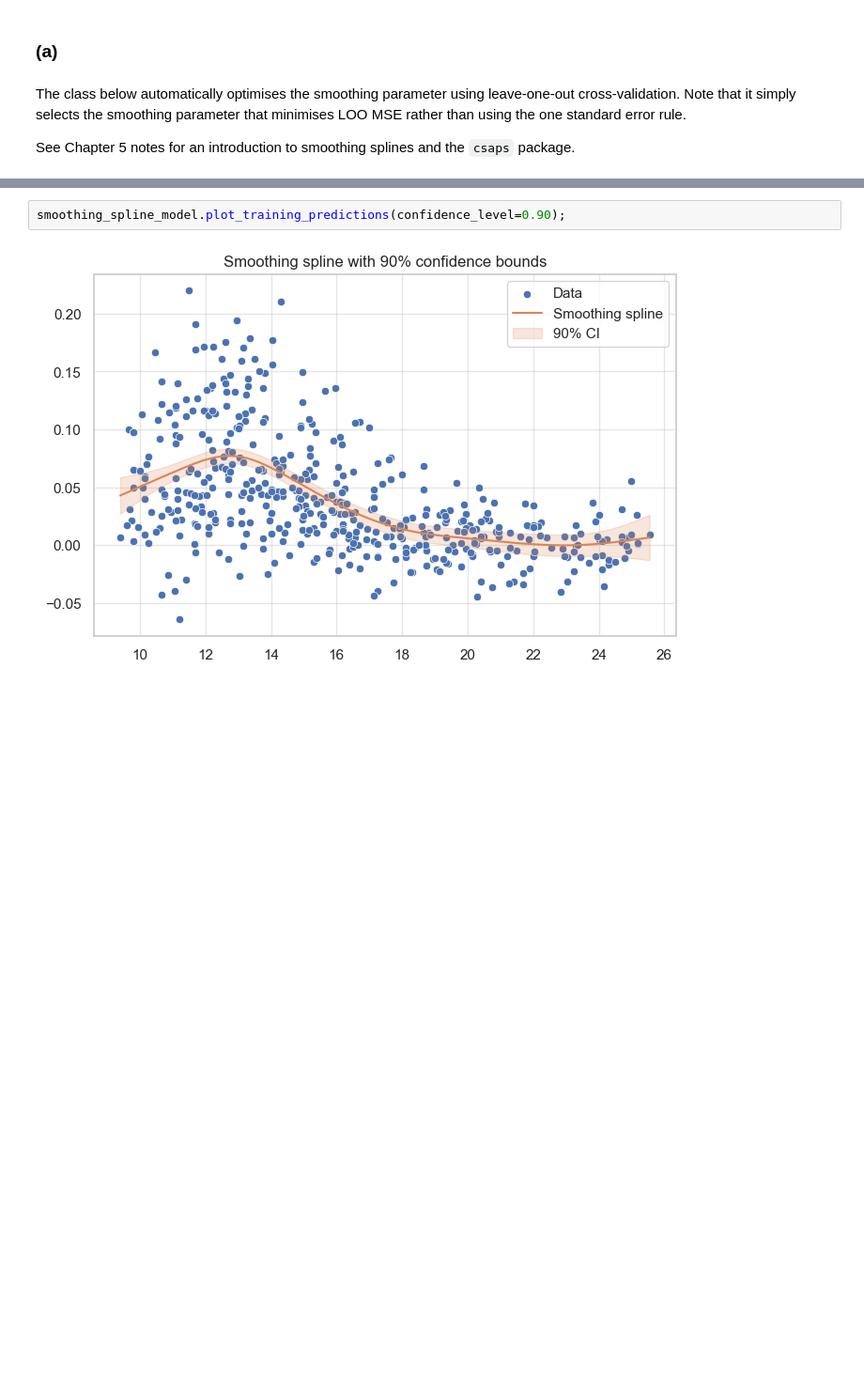
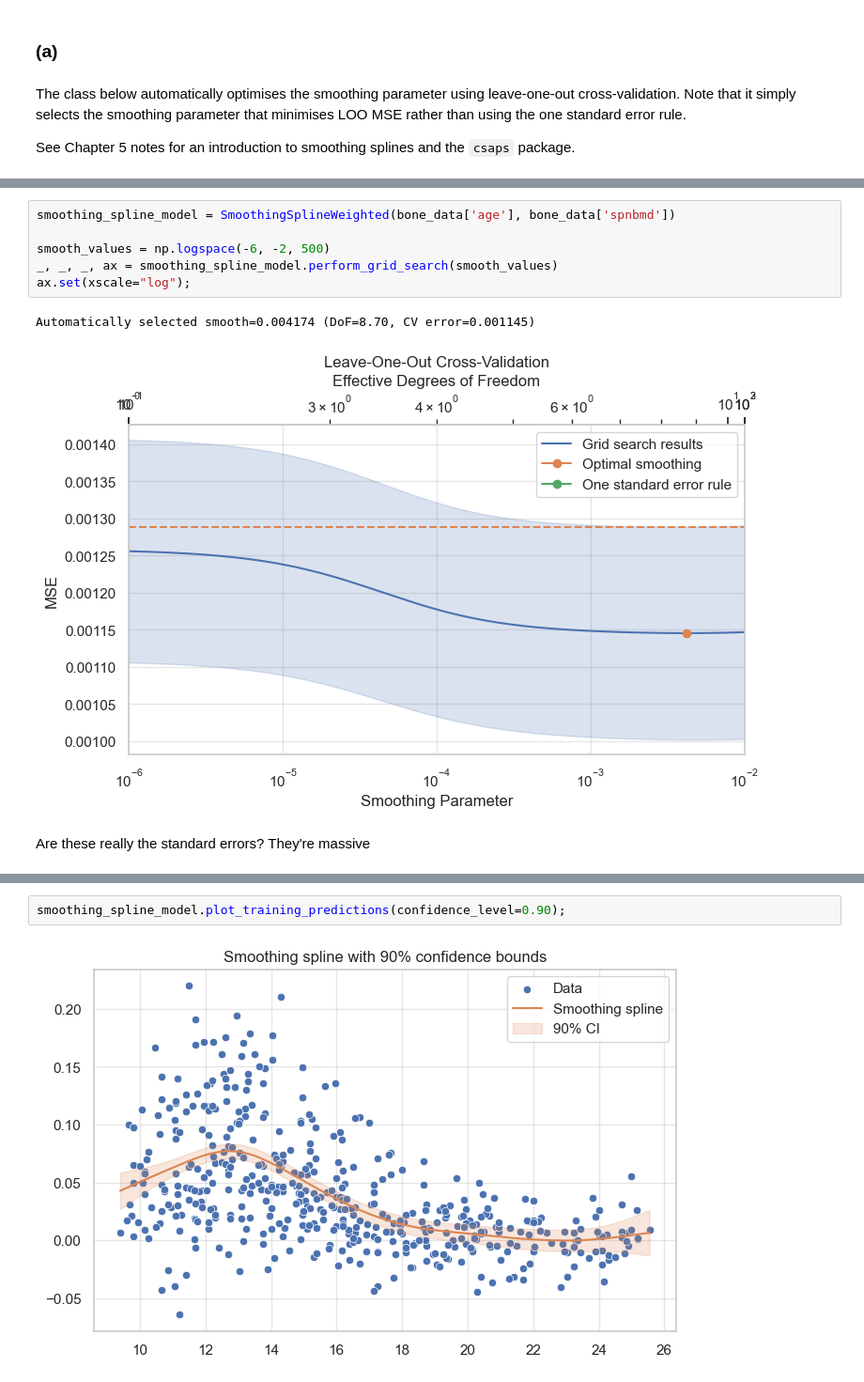
Before and after one commit to chris-leonard/elements-of-statistical-learning, a Jupyter notebook: chapter-8/chapter-8-exercises.ipynb, the cells around one changed output, grey strips where cells are left out. Shown at 94% size. Cells and saved outputs as stored; diff of their text form; blank space fills up the shorter version.

```diff
--- a/chapter-8/chapter-8-exercises.ipynb
+++ b/chapter-8/chapter-8-exercises.ipynb
@@ -271,0 +595,11 @@ Automatically selected smooth=0.001380 (DoF=6.83, CV error=0.001665)
+# %%
+smoothing_spline_model = SmoothingSplineWeighted(bone_data['age'], bone_data['spnbmd'])
+
+smooth_values = np.logspace(-6, -2, 500)
+_, _, _, ax = smoothing_spline_model.perform_grid_search(smooth_values)
+ax.set(xscale="log");
+# %% [output]
+Automatically selected smooth=0.004174 (DoF=8.70, CV error=0.001145)
+[figure, added]
+# %% [markdown]
+Are these really the standard errors? They're massive
```
Also changed, not shown: parts of 61 cells of this notebook.
